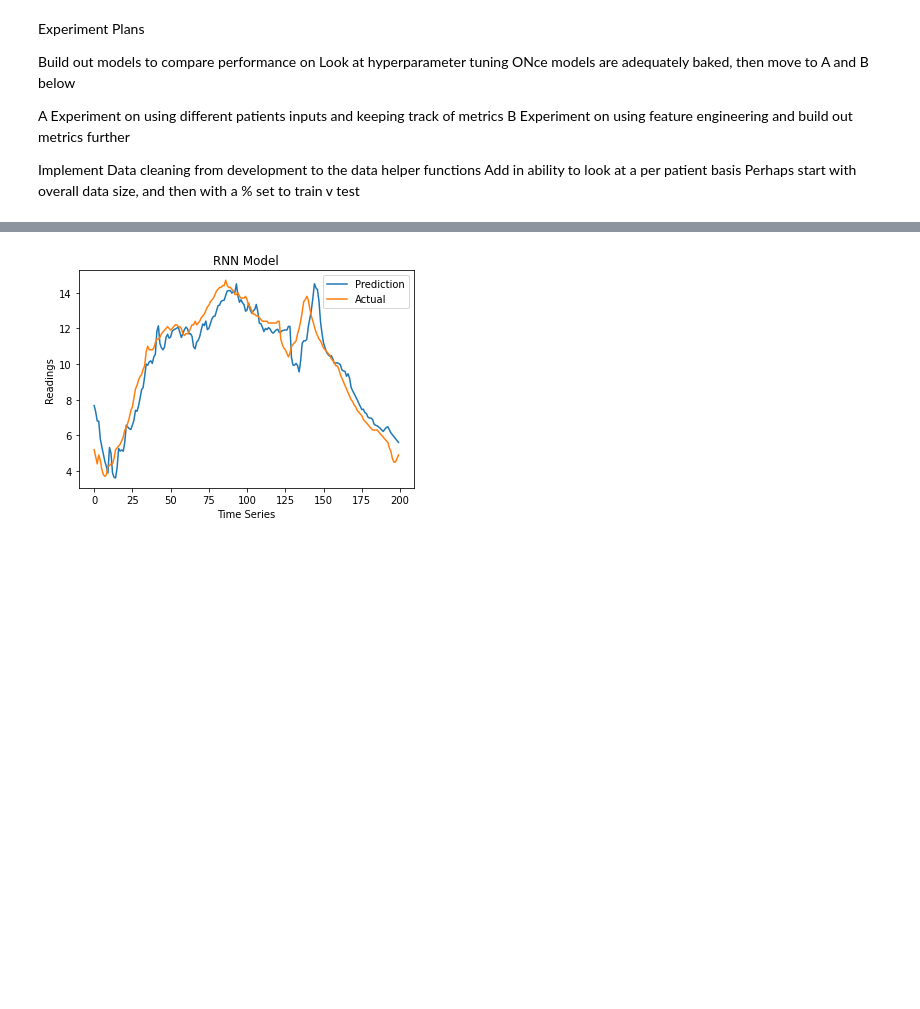
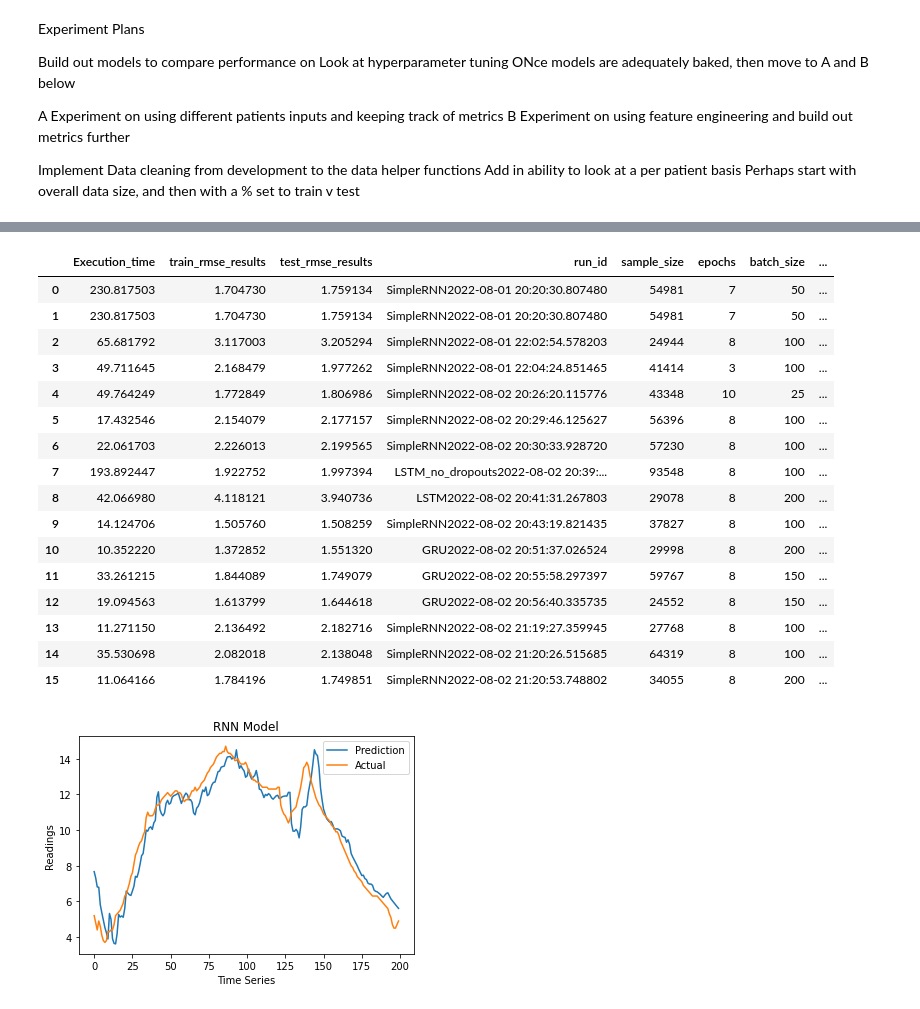
Before and after one commit to bsw-del/MRPDeepLearningWithCGM, a Jupyter notebook: experiment_development.ipynb, the cells around one changed output, grey strips where cells are left out. Saved outputs shown, nothing was run; the diff lists cells and outputs as text; code cells hidden in the pictures; blank space fills up the shorter version.

```diff
--- a/experiment_development.ipynb
+++ b/experiment_development.ipynb
@@ -148,0 +308,22 @@ metrics_file = os.path.join(path, filename)
+# %%
+all_history = pd.read_csv(metrics_file)
+all_history.drop('Unnamed: 0',axis=1,inplace=True)
+all_history
+# %% [output]
+|  | Execution_time | train_rmse_results | test_rmse_results | run_id | sample_size | epochs | batch_size | ... |
+| 0 | 230.817503 | 1.704730 | 1.759134 | SimpleRNN2022-08-01 20:20:30.807480 | 54981 | 7 | 50 | ... |
+| 1 | 230.817503 | 1.704730 | 1.759134 | SimpleRNN2022-08-01 20:20:30.807480 | 54981 | 7 | 50 | ... |
+| 2 | 65.681792 | 3.117003 | 3.205294 | SimpleRNN2022-08-01 22:02:54.578203 | 24944 | 8 | 100 | ... |
+| 3 | 49.711645 | 2.168479 | 1.977262 | SimpleRNN2022-08-01 22:04:24.851465 | 41414 | 3 | 100 | ... |
+| 4 | 49.764249 | 1.772849 | 1.806986 | SimpleRNN2022-08-02 20:26:20.115776 | 43348 | 10 | 25 | ... |
+| 5 | 17.432546 | 2.154079 | 2.177157 | SimpleRNN2022-08-02 20:29:46.125627 | 56396 | 8 | 100 | ... |
+| 6 | 22.061703 | 2.226013 | 2.199565 | SimpleRNN2022-08-02 20:30:33.928720 | 57230 | 8 | 100 | ... |
+| 7 | 193.892447 | 1.922752 | 1.997394 | LSTM_no_dropouts2022-08-02 20:39:... | 93548 | 8 | 100 | ... |
+| 8 | 42.066980 | 4.118121 | 3.940736 | LSTM2022-08-02 20:41:31.267803 | 29078 | 8 | 200 | ... |
+| 9 | 14.124706 | 1.505760 | 1.508259 | SimpleRNN2022-08-02 20:43:19.821435 | 37827 | 8 | 100 | ... |
+| 10 | 10.352220 | 1.372852 | 1.551320 | GRU2022-08-02 20:51:37.026524 | 29998 | 8 | 200 | ... |
+| 11 | 33.261215 | 1.844089 | 1.749079 | GRU2022-08-02 20:55:58.297397 | 59767 | 8 | 150 | ... |
+| 12 | 19.094563 | 1.613799 | 1.644618 | GRU2022-08-02 20:56:40.335735 | 24552 | 8 | 150 | ... |
+| 13 | 11.271150 | 2.136492 | 2.182716 | SimpleRNN2022-08-02 21:19:27.359945 | 27768 | 8 | 100 | ... |
+| 14 | 35.530698 | 2.082018 | 2.138048 | SimpleRNN2022-08-02 21:20:26.515685 | 64319 | 8 | 100 | ... |
+| 15 | 11.064166 | 1.784196 | 1.749851 | SimpleRNN2022-08-02 21:20:53.748802 | 34055 | 8 | 200 | ... |
```
Also changed, not shown: parts of 7 cells of this notebook, 1 other file.
